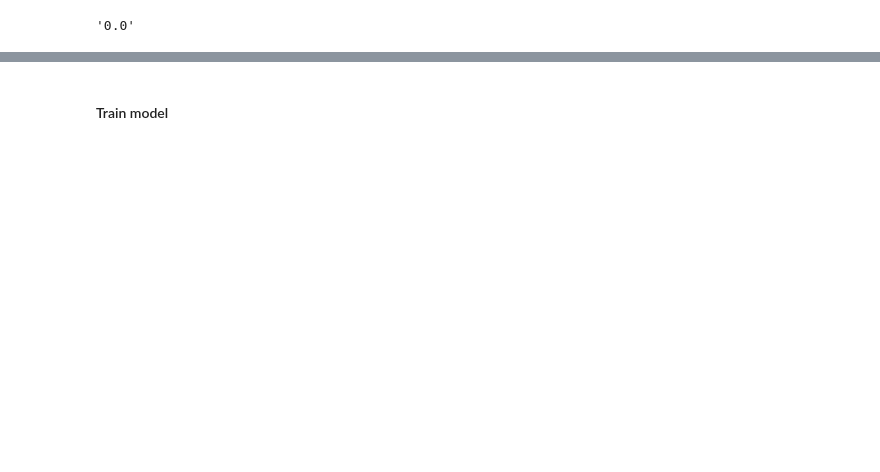
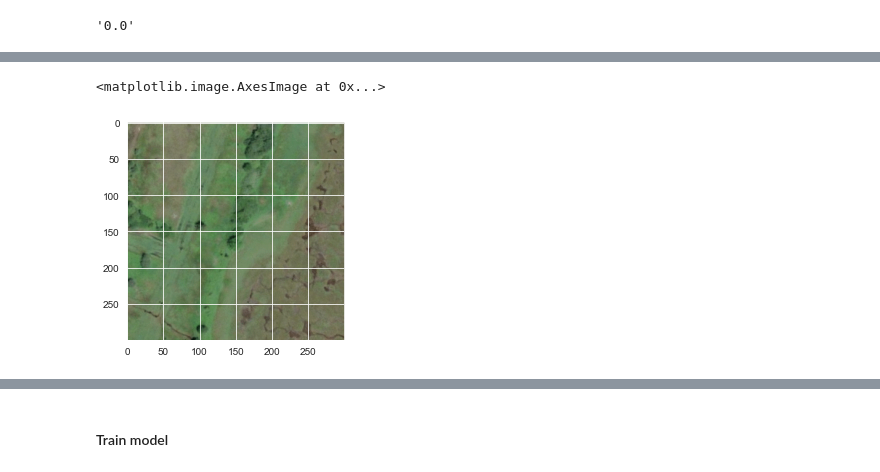
Before and after one commit to Negative-Carbon-Reforestation-Project/deep-learning-on-ray, a Jupyter notebook: notebooks/reforestation_training.ipynb, the cells around one changed output, grey strips where cells are left out. Cells and saved outputs as stored; diff of their text form; code cells hidden in the pictures; blank space fills up the shorter version.

```diff
--- a/notebooks/reforestation_training.ipynb
+++ b/notebooks/reforestation_training.ipynb
@@ -111,2 +157,9 @@ Name: 13290, dtype: object
+# %%
+def right_angle_rotate(input_image):
+    angle = np.random.choice([0, 90, 180, 270])
+    if angle != 0:
+        input_image = apply_affine_transform(
+            input_image, theta=angle)
+    return input_image
 # %%
 image_datagen = ImageDataGenerator(
@@ -145,0 +201,5 @@ Found 8907 validated image filenames.
+# %%
+plt.imshow(train_generator[0][0].reshape(300, 300, 3))
+# %% [output]
+<matplotlib.image.AxesImage at 0x...>
+[figure, added]
```
Also changed, not shown: parts of 20 cells of this notebook.
